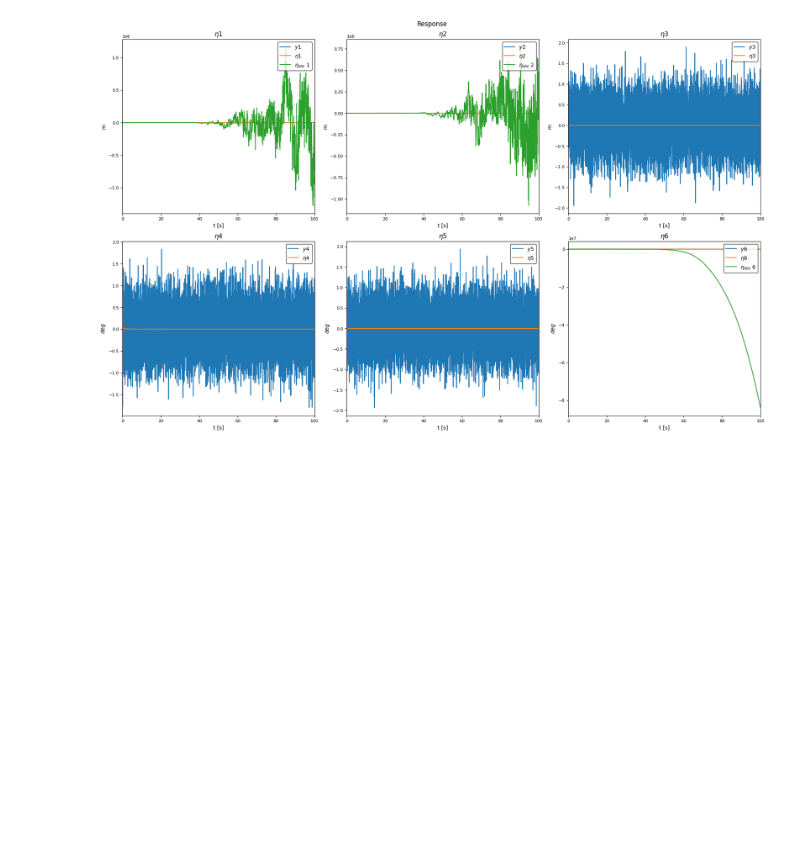
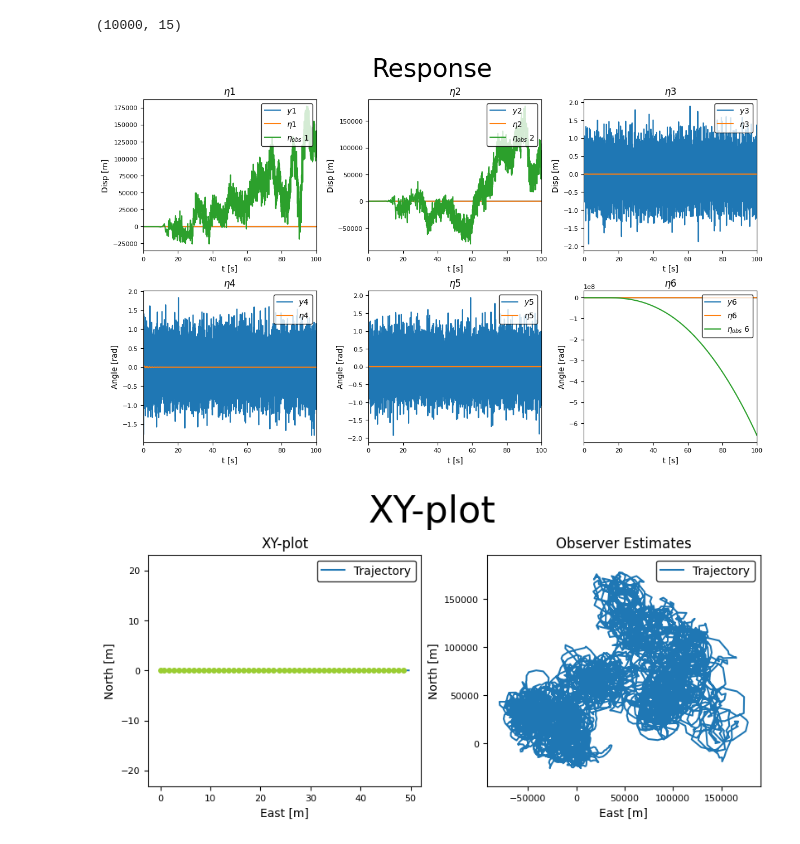
Before and after one commit to janerikhy/Wave-Model, a Jupyter notebook: Observer/testObserver.ipynb, the cells around one changed output. Saved outputs shown, nothing was run; the diff lists cells and outputs as text; code cells hidden in the pictures; blank space fills up the shorter version.

```diff
--- a/Observer/testObserver.ipynb
+++ b/Observer/testObserver.ipynb
@@ -2,7 +2,6 @@
 import numpy as np
 from simulator.csad import CSAD_DP_6DOF
 from Observer.EKF import EKF
-
 
 dt = 0.01
 N = 10000
@@ -11,8 +10,8 @@ system = CSAD_DP_6DOF(dt)
 KalmanFilter = EKF(dt, system._M, system._D)
 
 
-storage_state = np.zeros((N,13))
-storage_observer = np.zeros((N, 15))
+storage_state = np.zeros((N,19))
+storage_observer = np.zeros((N, 75))
 
 x = np.zeros(15)
 np.random.seed(1234)
@@ -22,13 +21,15 @@ for i in range(N):
     t = (i+1)*system._dt
 
     # Thruster forces
-    tau = np.array([10*np.sin(t),0,0,0,0,0])
+    tau = np.array([0*np.sin(t),0,0,0,0,0])
 
     # Env. forces
-    # = 0
+    U = 0.5         # m/s
+    beta_u = 90     # deg
+
 
     # Calculate x_dot and integrate
-    system.x_dot(.5, np.deg2rad(60), tau)                   # U, beta, tau
+    system.x_dot(U, np.deg2rad(beta_u), tau)                   # U, beta, tau
     system.integrate()
 
     # Measurement
@@ -38,31 +39,42 @@ for i in range(N):
     # Observer
     KalmanFilter.corrector(y_obs)
     KalmanFilter.predictor(np.array([tau[0], tau[1], tau[5]]))
+    x_hat = KalmanFilter._xhat
+    P_hat = KalmanFilter._Phat
+    K = KalmanFilter.EKF_gain
 
     # Controller
     # = 0
-    x_hat = KalmanFilter._xhat
-
 
     # Save for storage
-    storage_state[i] = np.concatenate([t, system.get_eta(),y], axis=None)
-    storage_observer[i] = x_hat
-
+    storage_state[i] = np.concatenate([t, system.get_eta(),y, system.get_nu()], axis=None)
+    storage_observer[i] = np.concatenate([x_hat, np.diag(P_hat), K[:,0], K[:,1], K[:,2]], axis=None)
 
 t = storage_state[:,0]
 eta = storage_state[:,1:7]
 y = storage_state[:,7:13]
+nu = storage_state[:, 13:19]
+
+
 
 xi_hat = storage_observer[:,0:6]
 eta_hat = storage_observer[:,6:9]
 b_hat = storage_observer[:,9:12]
 nu_hat = storage_observer[:,12:15]
+var = storage_observer[:,15:30]
+K_surge = storage_observer[:, 30:45]
+K_sway = storage_observer[:, 45:60]
+K_yaw = storage_observer[:, 60:75]
+
+print(K_surge.shape)
+# %% [output]
+(10000, 15)
 # %%
 # Results
 import matplotlib.pyplot as plt
 
 # Set up the plotting parameters. ------------------------------------------
-width = 426.8*3       # Latex document width in pts
+width = 426.8*2       # Latex document width in pts
 inch_pr_pt = 1/72.27        # Ratio between pts and inches
 golden_ratio = (np.sqrt(5) - 1)/2
 fig_width = width*inch_pr_pt
@@ -78,34 +90,64 @@ params = {#'backend': 'PS',
           #'text.usetex': True,
           'figure.constrained_layout.use': True,
           'figure.figsize': fig_size
           }
 plt.rcParams.update(params)
 
 
 # Plot response --------------------------------------------------------------
 fig, axs = plt.subplots(2, 3)
 i_obs=0
 for i in range(2):
     for j in range(3):
         DOF = j+1+3*i
         axs[i,j].plot(t, y[:,DOF-1], label=r'$y$'+str(DOF))
         axs[i,j].plot(t, eta[:, DOF-1], label=r'$\eta$'+str(DOF))
         axs[i,j].grid()
         axs[i,j].set_xlim([0,dt*N])
         axs[i,j].set_xlabel('t [s]')
         axs[i,j].set_title(r'$\eta $'  + str(DOF))
         if i == 1:
-            axs[i,j].set_ylabel(r'$deg$')
+            axs[i,j].set_ylabel('Angle [rad]')
         else:
-            axs[i,j].set_ylabel('m')
+            axs[i,j].set_ylabel('Disp [m]')
         if DOF in [1,2,6]:
             axs[i,j].plot(t, eta_hat[:,i_obs], label=r'$\eta_{obs} $ '+str(DOF))
             i_obs+=1
 
         axs[i,j].legend(loc="upper right", edgecolor="k")
 
 plt.tight_layout()
-plt.suptitle('Response')
+plt.suptitle('Response', fontsize=32)
 plt.show()
+
+
+plt.figure(figsize=(8,4))
+plt.suptitle('XY-plot', fontsize=32)
+plt.subplot(121)
+plt.plot(eta[:,1], eta[:,0], label='Trajectory')
+for i in range(len(eta[:,0])):
+    if i%200 == 0:
+        plt.plot(eta[i,1], eta[i,0],marker="o", markersize=4, color='yellowgreen')
+plt.grid()
+plt.title('XY-plot')
+plt.legend(loc="upper right", edgecolor="k")
+plt.xlabel('East [m]')
+plt.ylabel('North [m]')
+plt.axis('equal')
+plt.subplot(122)
+plt.plot(eta_hat[:,1], eta_hat[:,0], label='Trajectory')
+'''
+for i in range(len(eta_hat[:,0])):
+    if i%200 == 0:
+        plt.plot(eta_hat[i,1], eta_hat[i,0],marker="o", markersize=4, color='yellowgreen')
+'''
+plt.grid()
+plt.title('Observer Estimates')
+plt.legend(loc="upper right", edgecolor="k")
+plt.xlabel('East [m]')
+plt.ylabel('North [m]')
+plt.axis('equal')
+plt.show()
 # %% [output]
-[figure, old version]
+[figure, new version]
+[figure, added]
```
Also changed, not shown: parts of 1 cell of this notebook, 1 other file.
